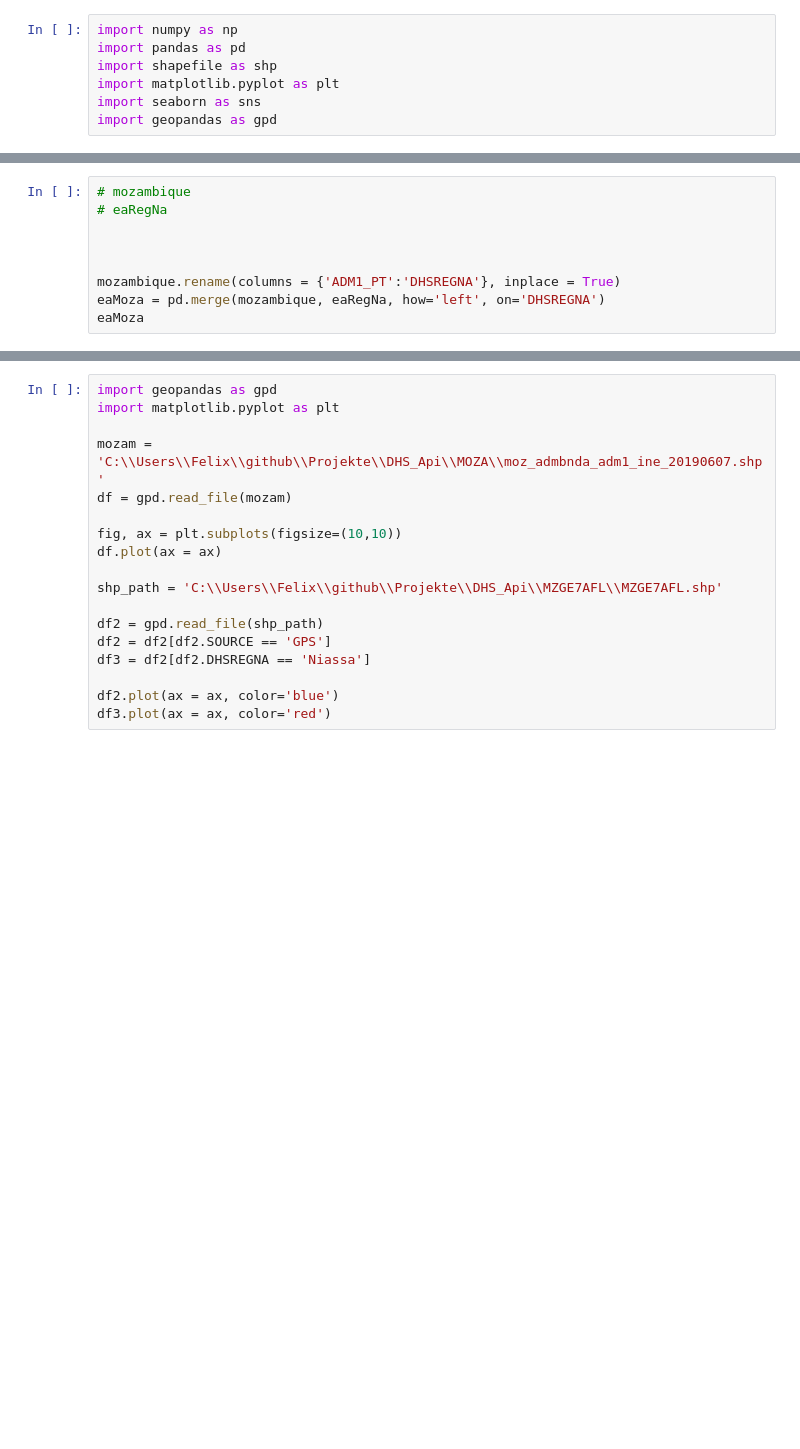
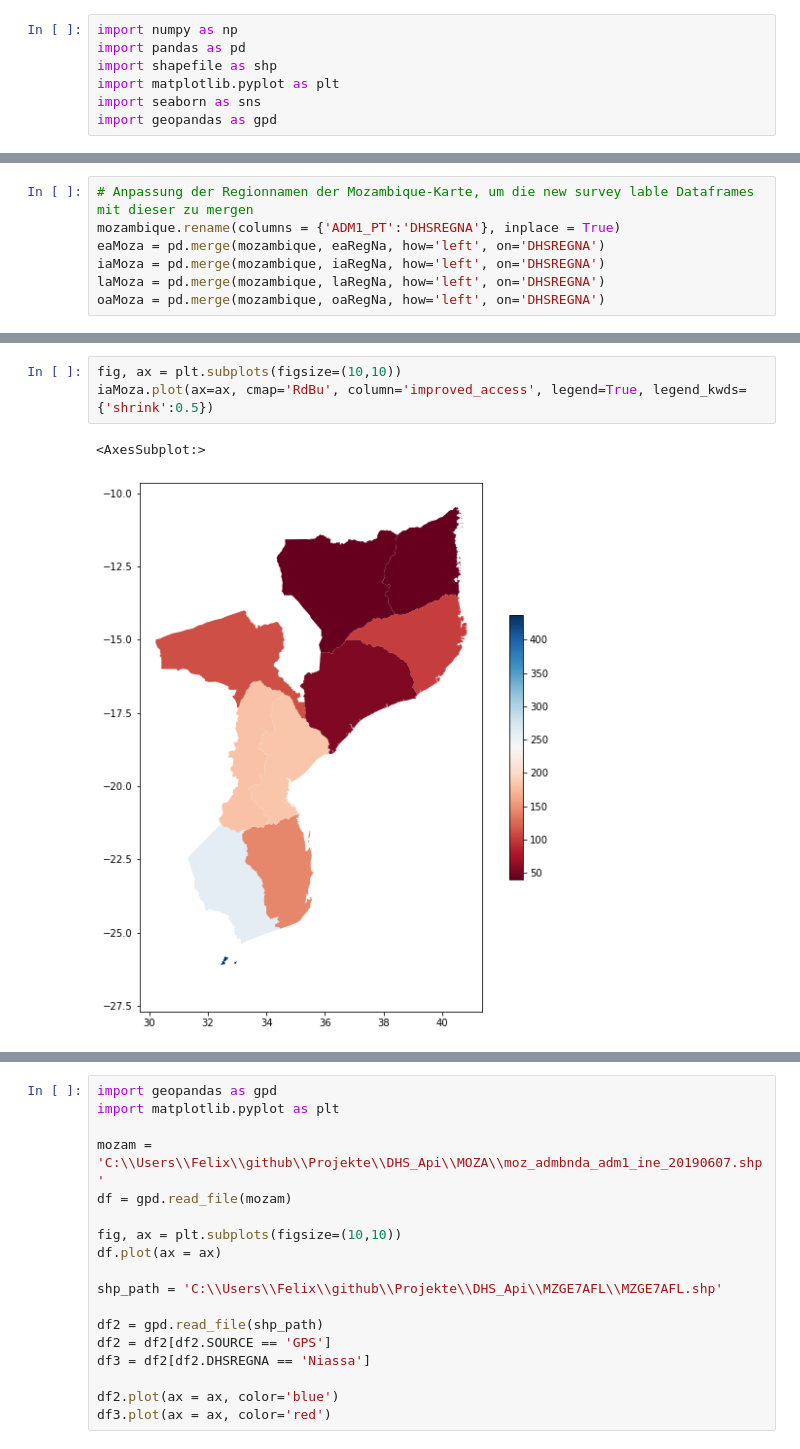
Before and after one commit to FSnRSgroup-studentprjs/water_dis22_ss22, a Jupyter notebook: DHS_Api/DHS_Api.ipynb, the cells around one changed output, grey strips where cells are left out. Cells and saved outputs as stored; diff of their text form; blank space fills up the shorter version.

```diff
--- a/DHS_Api/DHS_Api.ipynb
+++ b/DHS_Api/DHS_Api.ipynb
@@ -323,11 +406,9 @@ oa = oa[['other', 'DHSREGNA', 'geometry']]
 oa['other'] = oa['other'].astype(int)
 oaRegNa = oa.groupby(['DHSREGNA']).sum()
 # %%
-# mozambique
-# eaRegNa
-
-
-
+# Anpassung der Regionnamen der Mozambique-Karte, um die new survey lable Dataframes mit dieser zu mergen
 mozambique.rename(columns = {'ADM1_PT':'DHSREGNA'}, inplace = True)
 eaMoza = pd.merge(mozambique, eaRegNa, how='left', on='DHSREGNA')
-eaMoza
+iaMoza = pd.merge(mozambique, iaRegNa, how='left', on='DHSREGNA')
+laMoza = pd.merge(mozambique, laRegNa, how='left', on='DHSREGNA')
+oaMoza = pd.merge(mozambique, oaRegNa, how='left', on='DHSREGNA')
@@ -378,3 +418,9 @@ eaMoza.plot(ax=aax, cmap='RdBu', column='elementary_access', legend=True, legend
 # %% [output]
 <AxesSubplot:>
 [figure]
+# %%
+fig, ax = plt.subplots(figsize=(10,10))
+iaMoza.plot(ax=ax, cmap='RdBu', column='improved_access', legend=True, legend_kwds={'shrink':0.5})
+# %% [output]
+<AxesSubplot:>
+[figure, added]
```
Also changed, not shown: parts of 31 cells of this notebook.
